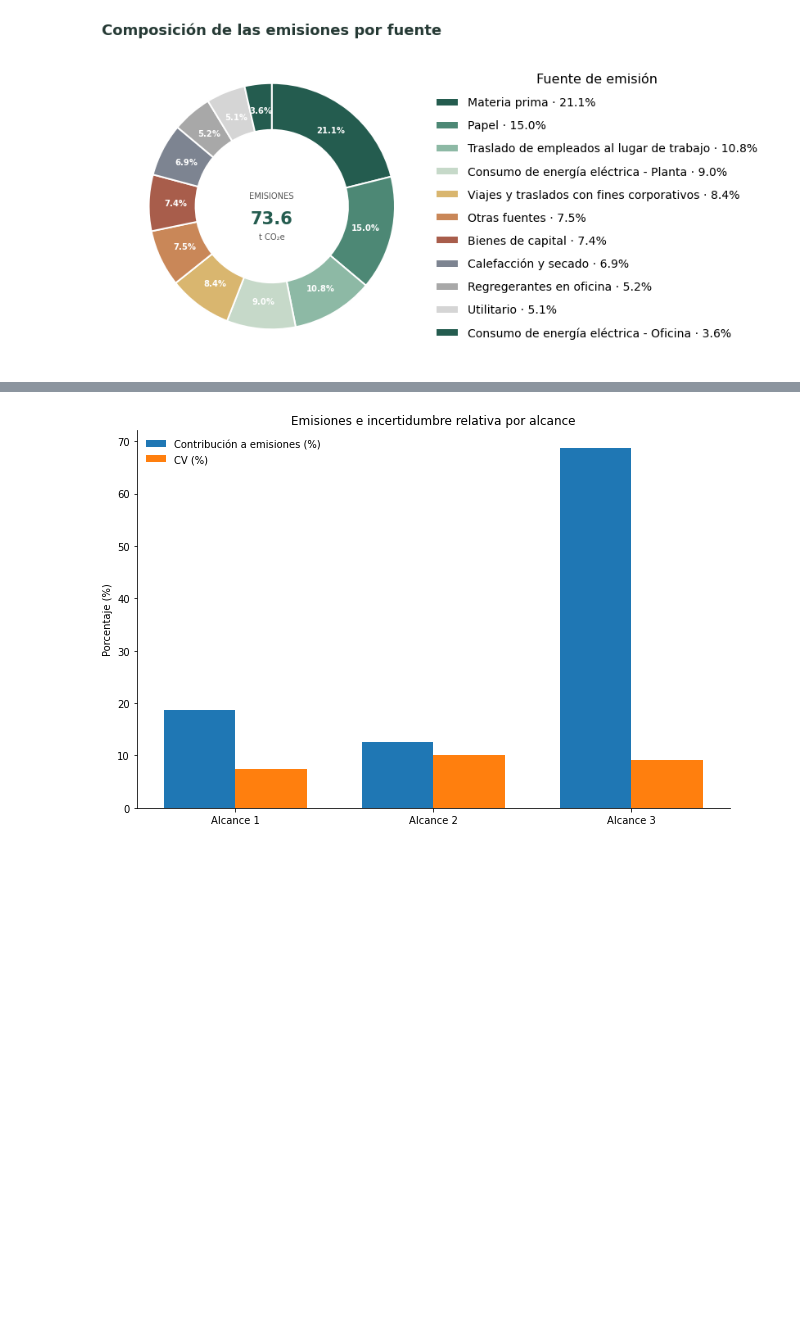
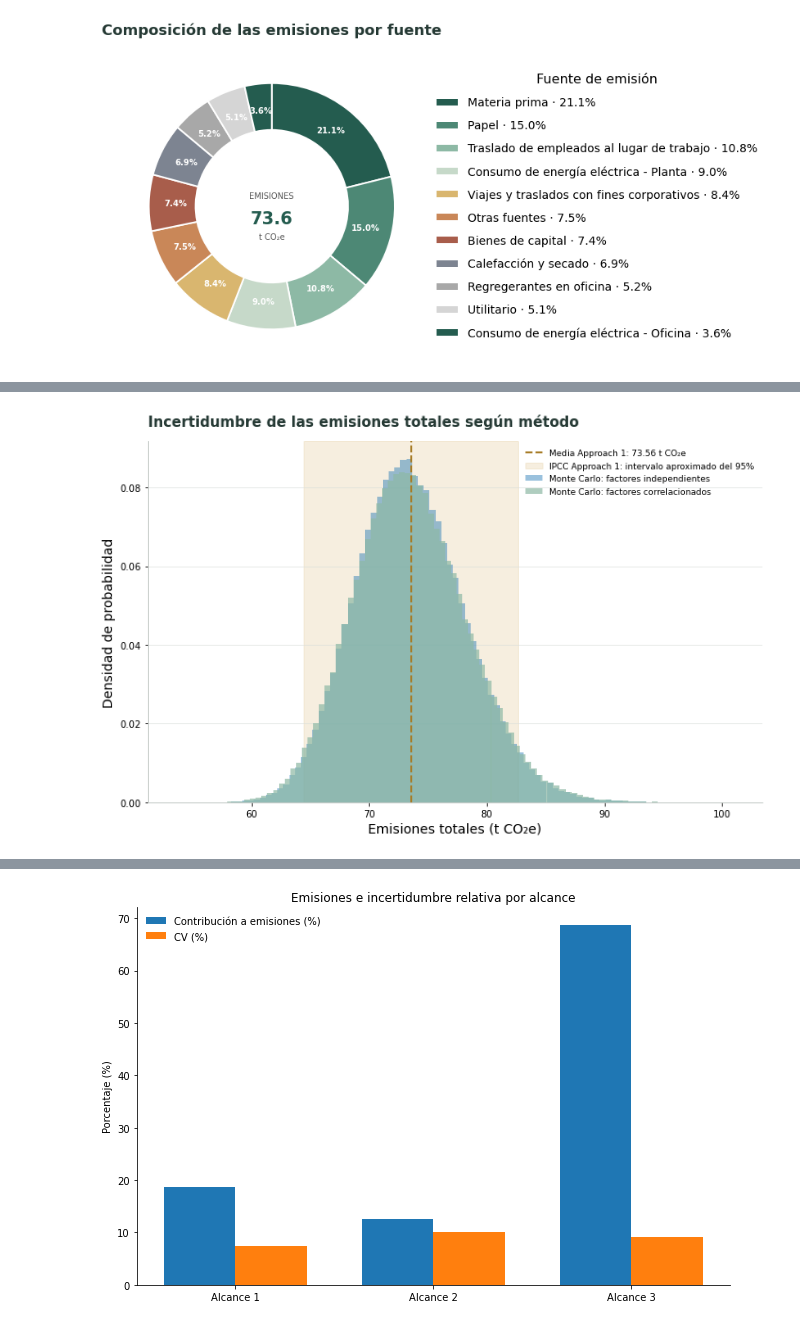
Before and after one commit to PamelaPairo/carbon_uncertainty, a Jupyter notebook: notebooks/05_congress_figures.ipynb, the cells around one changed output, grey strips where cells are left out. Saved outputs shown, nothing was run; the diff lists cells and outputs as text; code cells hidden in the pictures; blank space fills up the shorter version.

Commit message:
genero grafico de incertidumbres segun metodo

```diff
--- a/notebooks/05_congress_figures.ipynb
+++ b/notebooks/05_congress_figures.ipynb
@@ -310,0 +264,3 @@ plt.show()
+# %%
+resumen_ipcc = propagacion_analitica(df)
+print(resumen_ipcc)
@@ -311,3 +269,87 @@ plt.show()
+# %%
+# Emisiones totales simuladas, en toneladas
+total_naive = emis_naive.sum(axis=1) / 1000
+total_corr = emis_corr.sum(axis=1) / 1000
+
+# Resumen de Approach 1
+
+ipcc_media = resumen_ipcc["media"]
+ipcc_inf = resumen_ipcc["p2_5"]
+ipcc_sup = resumen_ipcc["p97_5"]
+
+# Paleta del gráfico de dona
+verde_oscuro = "#245C4F"
+verde_medio = "#4D8875"
+verde_salvia = "#8DB9A5"
+dorado = "#D9B66F"
+gris_claro = "#D9DEDB"
+
+fig, ax = plt.subplots(figsize=(10, 6.5), facecolor="white")
+ax.set_facecolor("white")
+
+# Nota con intervalos centrales del 95%
+nota = (
+    f"Independiente: [{q_naive[0]:.2f}, {q_naive[1]:.2f}]\n"
+    f"Correlacionado: [{q_corr[0]:.2f}, {q_corr[1]:.2f}]"
+)
+# Intervalo de Approach 1: banda de referencia
+ax.axvspan(
+    ipcc_inf, ipcc_sup,
+    color=dorado, alpha=0.22,
+    label="IPCC Approach 1: intervalo aproximado del 95%",
+    zorder=0
+)
+
+# Distribuciones Monte Carlo
+ax.hist(
+    total_naive, bins=90, density=True, alpha=0.45,
+#    edgecolor="none",
+    label="Monte Carlo: factores independientes"
+)
+
+ax.hist(
+    total_corr, bins=90, density=True,
+    color=verde_salvia,alpha=0.70,
+#    edgecolor="none",
+    label="Monte Carlo: factores correlacionados"
+)
+
+# Media de Approach 1
+ax.axvline(
+    ipcc_media, color="#A77C27",
+    linestyle="--", linewidth=2,
+    label=f"Media Approach 1: {ipcc_media:.2f} t CO₂e"
+)
+
+ax.set_title(
+    "Incertidumbre de las emisiones totales según método",
+    fontsize=15, fontweight="bold",
+    color="#263A35", loc="left", pad=16
+)
+ax.set_xlabel("Emisiones totales (t CO₂e)", fontsize=14)
+ax.set_ylabel("Densidad de probabilidad", fontsize=14)
+
+ax.grid(axis="y", color=gris_claro, linewidth=0.8, alpha=0.7)
+ax.set_axisbelow(True)
+ax.spines["top"].set_visible(False)
+ax.spines["right"].set_visible(False)
+ax.spines["left"].set_color("#B8C0BC")
+ax.spines["bottom"].set_color("#B8C0BC")
+
+ax.legend(frameon=False, fontsize=9, loc="upper right")
+
+plt.tight_layout()
+plt.savefig(
+    path_results +"comparacion_ipcc_montecarlo.png",
+    dpi=300, bbox_inches="tight", facecolor="none"
+)
+plt.savefig(
+    path_results+"comparacion_ipcc_montecarlo.pdf",
+    bbox_inches="tight", facecolor="white"
+)
+plt.show()
+# %% [output]
+[figure, added]
 # %%
 amplitud_naive = (
     np.percentile(total_naive, 97.5)
```
Also changed, not shown: parts of 10 cells of this notebook.
